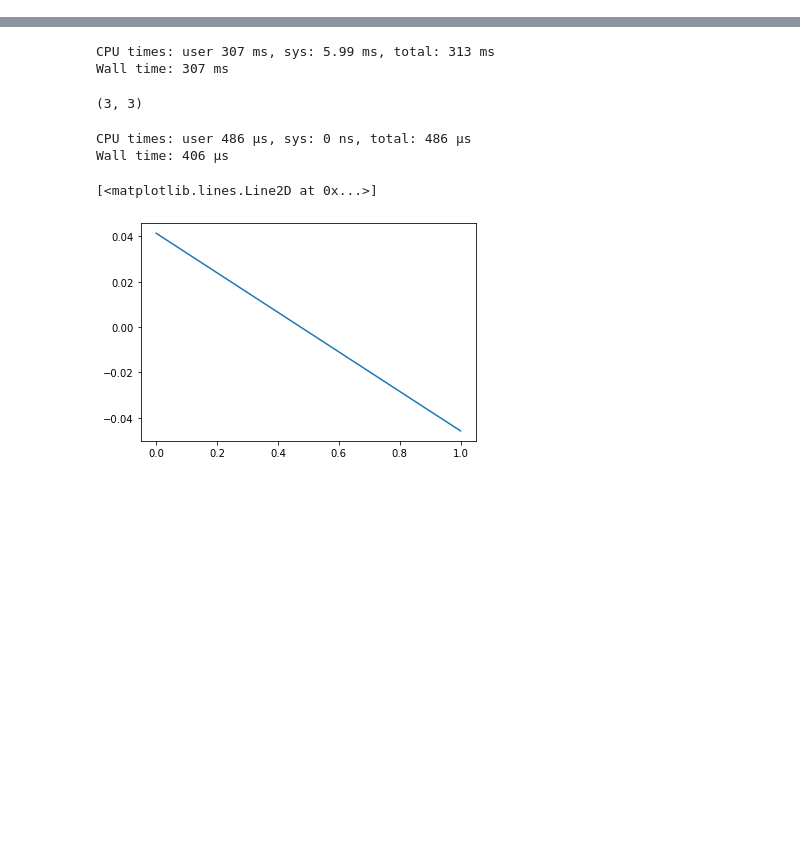
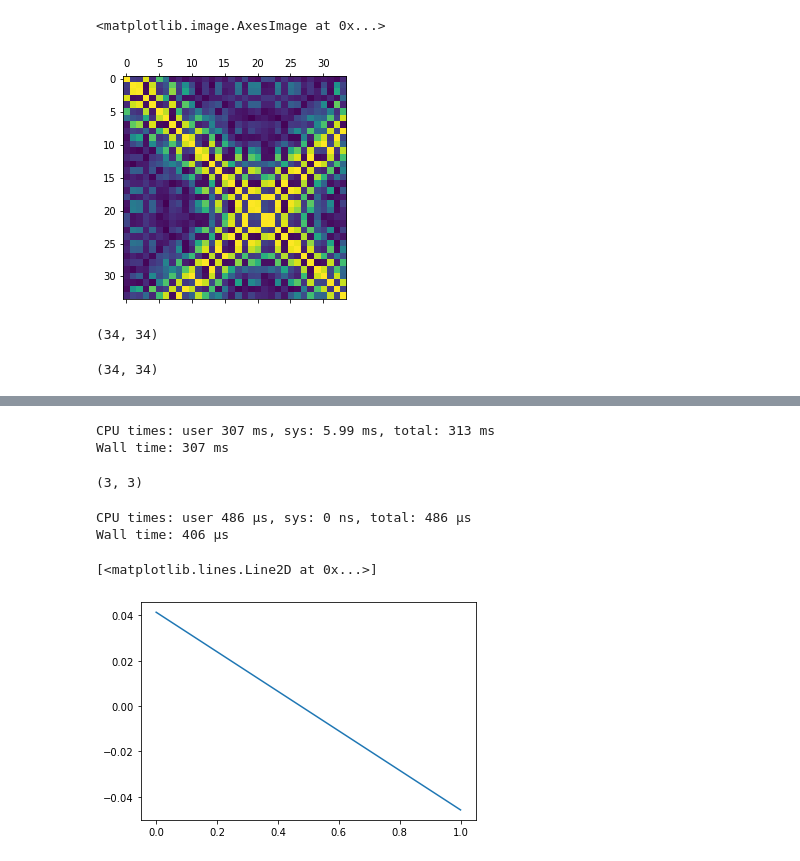
Before and after one commit to quantum-tinkerer/pydacp, a Jupyter notebook: toy_code.ipynb, the cells around one changed output, grey strips where cells are left out. Saved outputs shown, nothing was run; the diff lists cells and outputs as text; code cells hidden in the pictures; blank space fills up the shorter version.

```diff
--- a/toy_code.ipynb
+++ b/toy_code.ipynb
@@ -10,24 +9,12 @@ from scipy.integrate import quad
 import matplotlib.pyplot as plt
 # %%
 %%time
-# N = 5000
-# eps = 0.1
-# a = 0.1
+N = 200
+eps = 0.1
+a = 0.1
+b = np.linspace(-1, 1, N)
+H = diags(b, offsets=0)
 
-# c = np.random.rand(N-1) + np.random.rand(N-1)*1j
-# b = np.random.rand(N)
-# H = diags(c, offsets=-1) + diags(b, offsets=0) + diags(c.conj(), offsets=1)
-# Emin = eigsh(H, k=1, which='SA', return_eigenvectors=False)[0]
-# Emax = eigsh(H, k=1, which='LA', return_eigenvectors=False)[0]
-# E_max_abs = np.max(np.abs([Emax, Emin]))
-
-
-N = 500
-eps = 0.1
-a = 0.4
-
-b = np.concatenate((np.ones(int(N/4))*-1, np.ones(int(N/2))*0.1, np.ones(int(N/4))*1))
-H = diags(b, offsets=0)
 Emin = eigsh(H, k=1, which='SA', return_eigenvectors=False)[0]
 Emax = eigsh(H, k=1, which='LA', return_eigenvectors=False)[0]
 E_max_abs = np.max(np.abs([Emax, Emin]))
@@ -147,3 +286,16 @@ Wall time: 1.55 s
+# %%
+plt.matshow(np.abs(S_true))
+# %% [output]
+<matplotlib.image.AxesImage at 0x...>
+[figure, added]
+# %%
+S_true.shape
+# %% [output]
+(34, 34)
+# %%
+S.shape
+# %% [output]
+(34, 34)
 # %%
 np.shape(ψ_basis)
 # %% [output]
```
Also changed, not shown: parts of 20 cells of this notebook.
